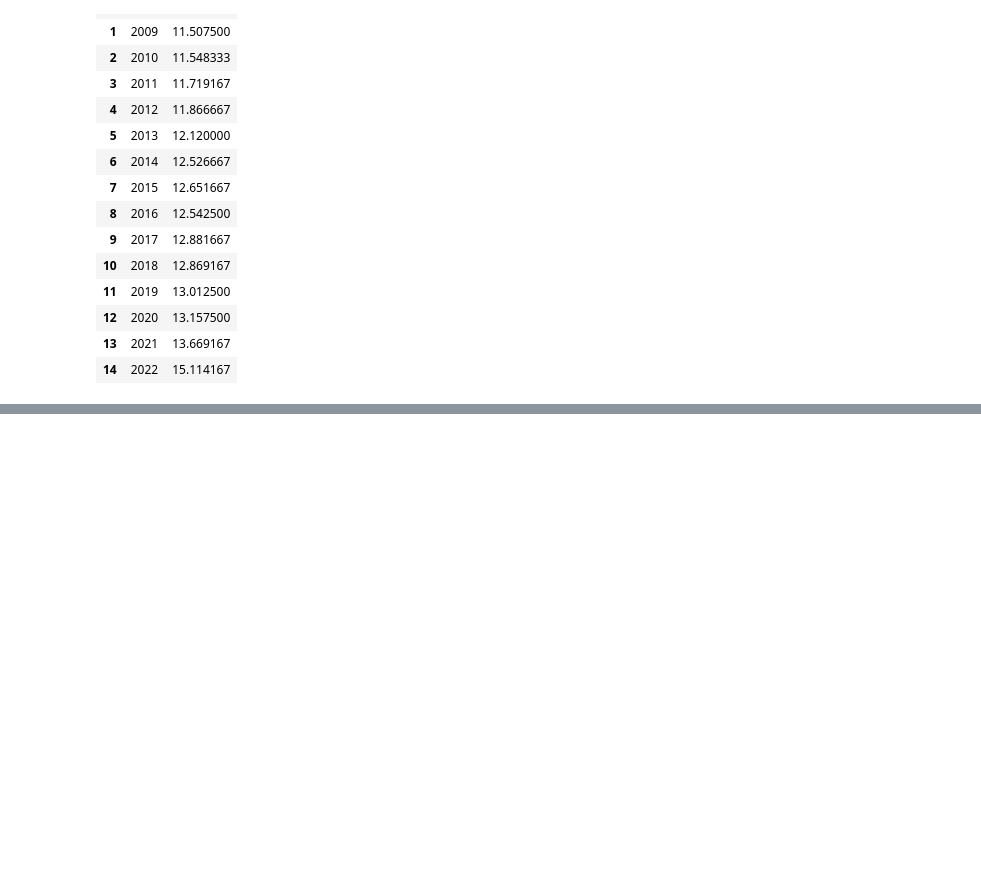
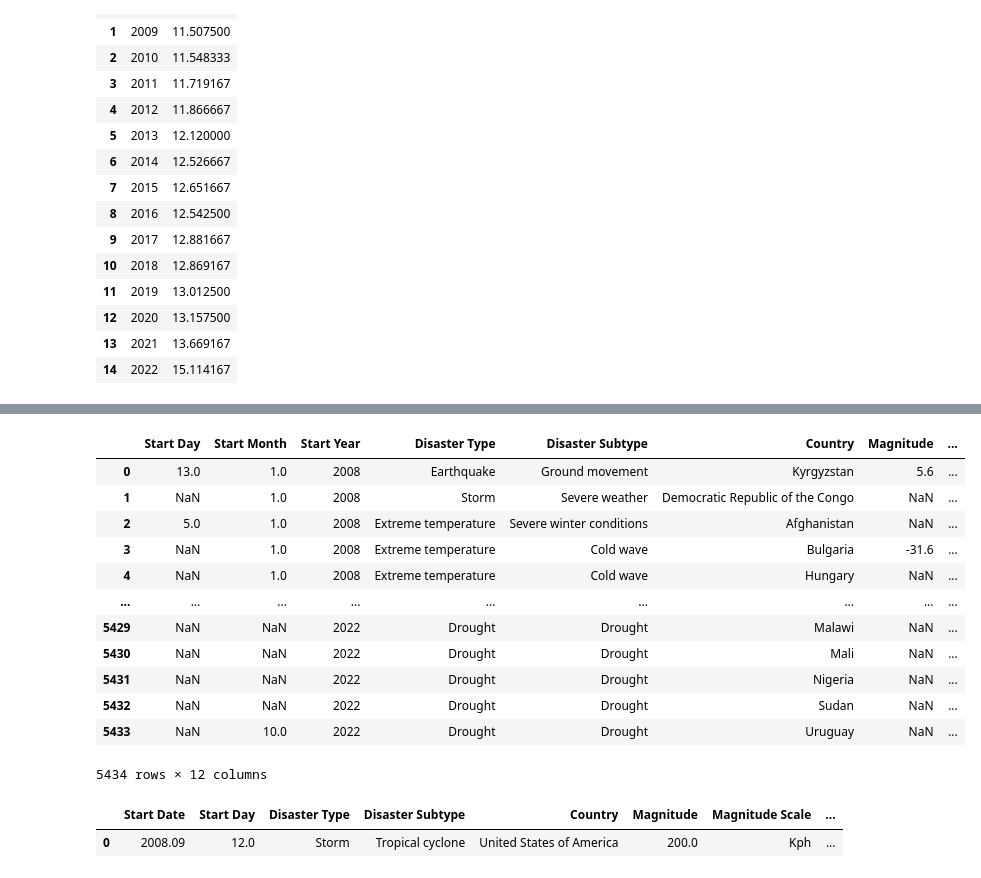
Before and after one commit to adam-kosinski/Climate-Opinions, a Jupyter notebook: Additional_Features/Additional Features.ipynb, the cells around one changed output, grey strips where cells are left out. Saved outputs shown, nothing was run; the diff lists cells and outputs as text; code cells hidden in the pictures; blank space fills up the shorter version.

```diff
--- a/Additional_Features/Additional Features.ipynb
+++ b/Additional_Features/Additional Features.ipynb
@@ -91 +115,63 @@ electrical_prices
+# %%
+#natural disaster data
+disasters = pd.read_excel('disasters.xlsx')
+disasters = disasters[['Start Day', 'Start Month', 'Start Year', 'Disaster Type', 'Disaster Subtype', 'Country',
+                       'Magnitude','Magnitude Scale', 'Total Deaths', 'No. Affected',
+                       'Total Damage, Adjusted (\'000 US$)']]
+disasters['USA?'] = disasters['Country'] == 'United States of America'
+disasters
+# %% [output]
+|  | Start Day | Start Month | Start Year | Disaster Type | Disaster Subtype | Country | Magnitude | ... |
+| 0 | 13.0 | 1.0 | 2008 | Earthquake | Ground movement | Kyrgyzstan | 5.6 | ... |
+| 1 | NaN | 1.0 | 2008 | Storm | Severe weather | Democratic Republic of the Congo | NaN | ... |
+| 2 | 5.0 | 1.0 | 2008 | Extreme temperature | Severe winter conditions | Afghanistan | NaN | ... |
+| 3 | NaN | 1.0 | 2008 | Extreme temperature | Cold wave | Bulgaria | -31.6 | ... |
+| 4 | NaN | 1.0 | 2008 | Extreme temperature | Cold wave | Hungary | NaN | ... |
+| ... | ... | ... | ... | ... | ... | ... | ... | ... |
+| 5429 | NaN | NaN | 2022 | Drought | Drought | Malawi | NaN | ... |
+| 5430 | NaN | NaN | 2022 | Drought | Drought | Mali | NaN | ... |
+| 5431 | NaN | NaN | 2022 | Drought | Drought | Nigeria | NaN | ... |
+| 5432 | NaN | NaN | 2022 | Drought | Drought | Sudan | NaN | ... |
+| 5433 | NaN | 10.0 | 2022 | Drought | Drought | Uruguay | NaN | ... |
+5434 rows × 12 columns
+# %%
+usa_dis = disasters[disasters['USA?'] == True].reset_index(drop=True)
+usa_dis['Start Date'] = usa_dis['Start Year'] + usa_dis['Start Month']/100
+usa_dis = usa_dis[['Start Date', 'Start Day', 'Disaster Type', 'Disaster Subtype', 'Country', 'Magnitude','Magnitude Scale',
+                   'Total Deaths', 'No. Affected', 'Total Damage, Adjusted (\'000 US$)']]
+usa_dis = usa_dis.sort_values('Start Date').reset_index(drop=True)
+
+m = {}
+
+m['Wave 1'] = usa_dis.loc[(usa_dis['Start Date'] >= 2008.09) & (usa_dis['Start Date'] <= 2008.10)][1:].reset_index(drop=True)
+m['Wave 2'] = usa_dis.loc[(usa_dis['Start Date'] >= 2009.11) & (usa_dis['Start Date'] <= 2009.12)][1:].reset_index(drop=True)
+m['Wave 3'] = usa_dis.loc[(usa_dis['Start Date'] >= 2010.04) & (usa_dis['Start Date'] <= 2010.05)][:2].reset_index(drop=True)
+m['Wave 4'] = usa_dis.loc[(usa_dis['Start Date'] >= 2011.03) & (usa_dis['Start Date'] <= 2011.04)].reset_index(drop=True)
+m['Wave 5'] = usa_dis.loc[(usa_dis['Start Date'] >= 2011.09) & (usa_dis['Start Date'] <= 2011.10)][3:].reset_index(drop=True)
+m['Wave 6'] = usa_dis.loc[(usa_dis['Start Date'] >= 2012.02) & (usa_dis['Start Date'] <= 2012.03)].reset_index(drop=True)
+m['Wave 7'] = usa_dis.loc[usa_dis['Start Date'] == 2012.08].reset_index(drop=True)
+m['Wave 8'] = usa_dis.loc[(usa_dis['Start Date'] >= 2013.03) & (usa_dis['Start Date'] <= 2013.04)].iloc[[0, 2]].reset_index(drop=True)
+m['Wave 9'] = usa_dis.loc[(usa_dis['Start Date'] >= 2013.10) & (usa_dis['Start Date'] <= 2013.11)].iloc[[0, 2]].reset_index(drop=True)
+m['Wave 10'] = usa_dis.loc[(usa_dis['Start Date'] >= 2014.03) & (usa_dis['Start Date'] <= 2014.04)][:1].reset_index(drop=True)
+m['Wave 11'] = usa_dis.loc[(usa_dis['Start Date'] >= 2014.09) & (usa_dis['Start Date'] <= 2014.10)].reset_index(drop=True)
+m['Wave 12'] = usa_dis.loc[(usa_dis['Start Date'] >= 2015.01) & (usa_dis['Start Date'] <= 2015.02)].iloc[[0, 4, 5]].reset_index(drop=True)
+m['Wave 13'] = usa_dis.loc[usa_dis['Start Date'] == 2015.09].reset_index(drop=True)
+m['Wave 14'] = usa_dis.loc[(usa_dis['Start Date'] >= 2016.02) & (usa_dis['Start Date'] <= 2016.03)].iloc[[0,1,2,4]].reset_index(drop=True)
+m['Wave 15'] = usa_dis.loc[(usa_dis['Start Date'] >= 2016.1) & (usa_dis['Start Date'] <= 2016.11)].iloc[[1, 3]].reset_index(drop=True)
+m['Wave 16'] = usa_dis.loc[(usa_dis['Start Date'] >= 2017.04) & (usa_dis['Start Date'] <= 2017.05)].reset_index(drop=True)
+m['Wave 17'] = usa_dis.loc[(usa_dis['Start Date'] >= 2017.09) & (usa_dis['Start Date'] <= 2017.1)][1:].reset_index(drop=True)
+m['Wave 18'] = usa_dis.loc[(usa_dis['Start Date'] >= 2018.02) & (usa_dis['Start Date'] <= 2018.03)].reset_index(drop=True)
+m['Wave 19'] = usa_dis.loc[usa_dis['Start Date'] == 2019.11].reset_index(drop=True)
+m['Wave 20'] = usa_dis.loc[usa_dis['Start Date'] == 2019.03].reset_index(drop=True)
+m['Wave 21'] = usa_dis.loc[(usa_dis['Start Date'] >= 2019.09) & (usa_dis['Start Date'] <= 2019.1)][:1].reset_index(drop=True)
+m['Wave 22'] = usa_dis.loc[(usa_dis['Start Date'] >= 2020.03) & (usa_dis['Start Date'] <= 2020.04)].iloc[[1, 4]].reset_index(drop=True)
+m['Wave 23'] = usa_dis.loc[(usa_dis['Start Date'] >= 2020.11) & (usa_dis['Start Date'] <= 2020.12)].reset_index(drop=True)
+m['Wave 24'] = usa_dis.loc[(usa_dis['Start Date'] >= 2021.02) & (usa_dis['Start Date'] <= 2021.03)][1:4].reset_index(drop=True)
+m['Wave 25'] = usa_dis.loc[usa_dis['Start Date'] == 2021.08].reset_index(drop=True)
+m['Wave 26'] = usa_dis.loc[(usa_dis['Start Date'] >= 2022.03) & (usa_dis['Start Date'] <= 2022.04)].iloc[[2,3,5,7,8,9,10]].reset_index(drop=True)
+
+m['Wave 1']
+# %% [output]
+|  | Start Date | Start Day | Disaster Type | Disaster Subtype | Country | Magnitude | Magnitude Scale | ... |
+| 0 | 2008.09 | 12.0 | Storm | Tropical cyclone | United States of America | 200.0 | Kph | ... |
 # %%
```
Also changed, not shown: parts of 3 cells of this notebook.
